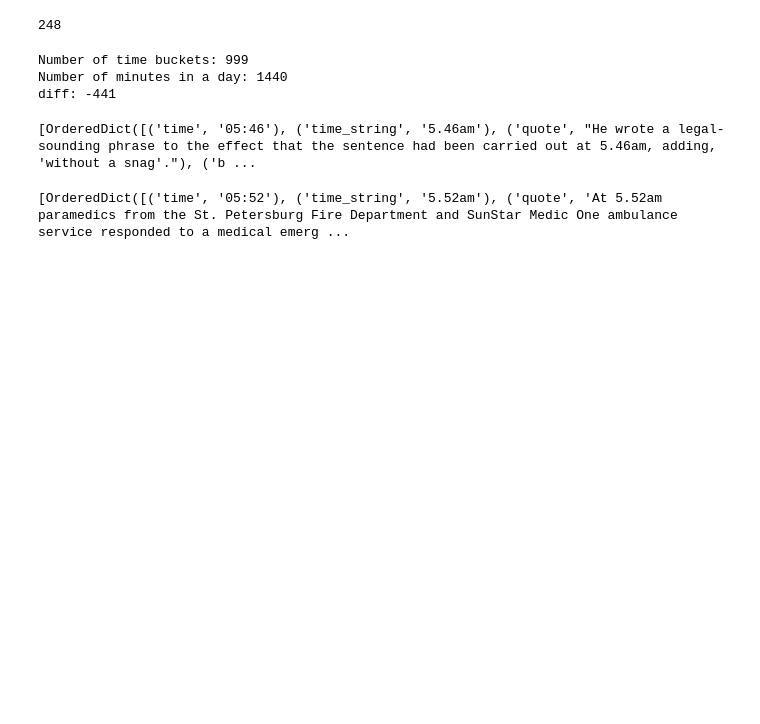
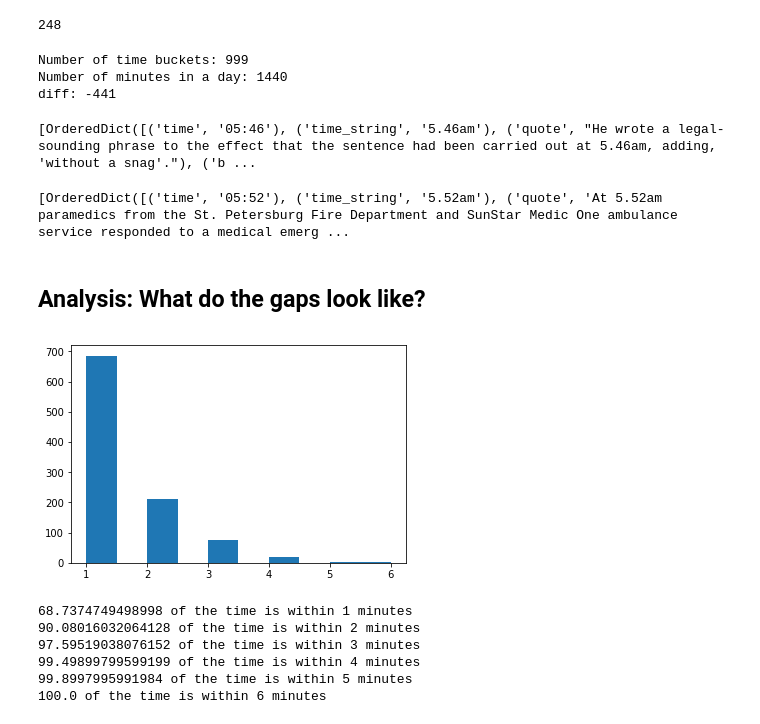
Before and after one commit to solarkennedy/epaper-watch, a Jupyter notebook: Duplicate AM and PM Quotes.ipynb, the cells around one changed output. Drawn from its saved outputs; the diff is of its cells as text; code cells hidden in the pictures; blank space fills up the shorter version.

```diff
--- a/Duplicate AM and PM Quotes.ipynb
+++ b/Duplicate AM and PM Quotes.ipynb
@@ -176,3 +176,32 @@ print(newbuckets["05:46"])
 print(newbuckets["05:52"])
 # %% [output]
 [OrderedDict([('time', '05:52'), ('time_string', '5.52am'), ('quote', 'At 5.52am paramedics from the St. Petersburg Fire Department and SunStar Medic One ambulance service responded to a medical emerg ...
+# %% [markdown]
+## Analysis: What do the gaps look like?
+# %%
+gaps = []
+for index, n in enumerate(newminutes):
+    if index == 0:
+        continue
+    gaps.append(n - newminutes[index-1])
+# %%
+import matplotlib.pyplot as plt
+import numpy as np
+%matplotlib inline
+
+plt.hist(gaps)
+plt.show()
+# %% [output]
+[figure, added]
+# %%
+import scipy
+from scipy.stats import percentileofscore
+for i in [1,2,3,4,5,6]:
+    print(f"{percentileofscore(gaps, i, kind='weak')} of the time is within {i} minutes")
+# %% [output]
+68.7374749498998 of the time is within 1 minutes
+90.08016032064128 of the time is within 2 minutes
+97.59519038076152 of the time is within 3 minutes
+99.49899799599199 of the time is within 4 minutes
+99.8997995991984 of the time is within 5 minutes
+100.0 of the time is within 6 minutes
```
Also changed, not shown: 3 other files.
